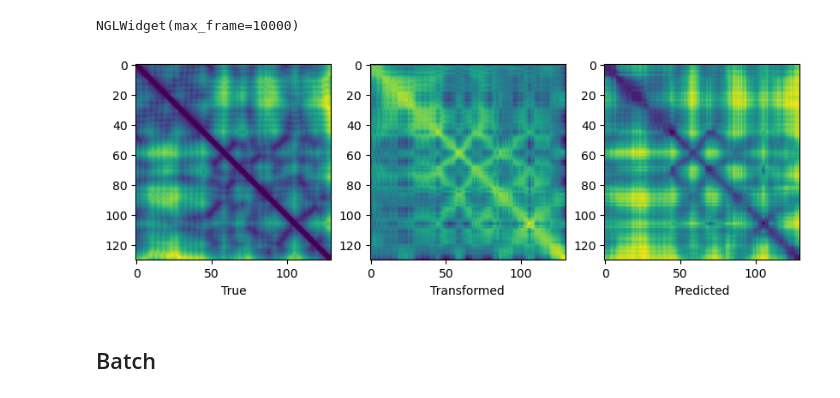
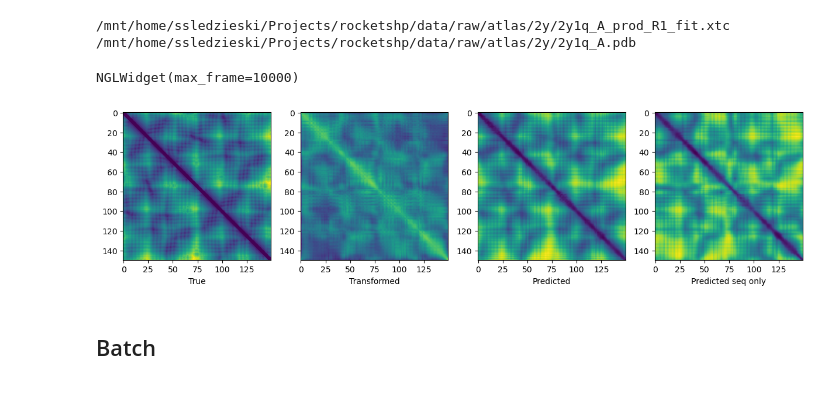
Before and after one commit to flatironinstitute/RocketSHP, a Jupyter notebook: notebooks/2.0_evaluate_model_atlas.ipynb, the cells around one changed output. Drawn from its saved outputs; the diff is of its cells as text; code cells hidden in the pictures.

```diff
--- a/notebooks/2.0_evaluate_model_atlas.ipynb
+++ b/notebooks/2.0_evaluate_model_atlas.ipynb
@@ -22,7 +22,11 @@ config_file = "../configs/config.yml"
 # checkpoint_file = "/mnt/home/ssledzieski/Projects/rocketshp/checkpoints/foldseek_0.2_split_CA_loss/model-epoch=07-train_loss=2.66.pt.ckpt"
 # checkpoint_file = "/mnt/home/ssledzieski/Projects/rocketshp/checkpoints/foldseek_0.2_split_sqformer/model-epoch=15-train_loss=13.01.pt.ckpt"
 # checkpoint_file = "/mnt/home/ssledzieski/Projects/rocketshp/checkpoints/new_unstack_before_loss/model-epoch=02-train_loss=0.83.pt.ckpt"
-checkpoint_file = "/mnt/home/ssledzieski/Projects/rocketshp/checkpoints/new_unstack_before_loss.2/model-epoch=01-train_loss=0.85.pt.ckpt"
+# checkpoint_file = "/mnt/home/ssledzieski/Projects/rocketshp/checkpoints/new_unstack_before_loss.2/model-epoch=17-train_loss=0.28.pt.ckpt"
+# checkpoint_file = "/mnt/home/ssledzieski/Projects/rocketshp/checkpoints/revert_loss/model-epoch=17-train_loss=0.29.pt.ckpt"
+# checkpoint_file = "/mnt/home/ssledzieski/Projects/rocketshp/checkpoints/retesting_old/model-epoch=02-train_loss=0.69.pt.ckpt"
+checkpoint_file = "/mnt/home/ssledzieski/Projects/rocketshp/checkpoints/temperature_atlas/model-epoch=10-train_loss=0.36.pt.ckpt"
+# checkpoint_file = "/mnt/home/ssledzieski/Projects/rocketshp/checkpoints/dyncorr_test2/model-epoch=04-train_loss=0.31.pt.ckpt"
 
 PARAMS = config.DEFAULT_PARAMETERS
 PARAMS.update(OmegaConf.load(config_file))
@@ -41,11 +45,13 @@ logger.info(f"{len(adl.dataset)}, {len(adl.train_data)}, {len(adl.val_data)}, {l
 # %%
-model = FlexibilityModel.load_from_checkpoint(checkpoint_file, strict=False)
+model = FlexibilityModelWithTemperature.load_from_checkpoint(checkpoint_file, strict=True)
+# model = FlexibilityModel.load_from_checkpoint(checkpoint_file, strict=False)
+# model = DynCorrModelWithTemperature.load_from_checkpoint(checkpoint_file, strict=True)
 # %%
 DATA_SUBSET = adl.test_data
 # DATA_SUBSET = adl.val_data
 # DATA_SUBSET = adl.train_data
-# SAMPLE_I = 192
-SAMPLE_I = 0
+SAMPLE_I = 192
+# SAMPLE_I = 121
 
 def normalize(x):
     return (x - x.mean()) / x.std()
@@ -53,8 +59,9 @@ def normalize(x):
 feats, labels = DATA_SUBSET[SAMPLE_I]
 key = adl.dataset.samples[DATA_SUBSET.indices[SAMPLE_I]]
 with torch.no_grad():
-        both_result = model((feats["seq_feats"].unsqueeze(0), feats["struct_feats"].unsqueeze(0)))
-        seqonly_result = model((feats["seq_feats"].unsqueeze(0), torch.zeros_like(feats["struct_feats"]).unsqueeze(0)))
+        both_result = model({k: v.unsqueeze(0) for k, v in feats.items()})
+        feats["struct_feats"] = torch.zeros_like(feats["struct_feats"])
+        seqonly_result = model({k: v.unsqueeze(0) for k, v in feats.items()})
 
         yhat_both = both_result["rmsf"]
         sqfm_both = both_result["ca_dist"]
@@ -90,27 +97,29 @@ plt.show()
 # %%
 pdb_code, rep = key.split("/")
+print(config.RAW_DATA_DIR  / f"atlas/{pdb_code[:2]}/{pdb_code}_prod_{rep}_fit.xtc",config.RAW_DATA_DIR  / f"atlas/{pdb_code[:2]}/{pdb_code}.pdb")
 traj = md.load_xtc(config.RAW_DATA_DIR  / f"atlas/{pdb_code[:2]}/{pdb_code}_prod_{rep}_fit.xtc", top=config.RAW_DATA_DIR  / f"atlas/{pdb_code[:2]}/{pdb_code}.pdb")
 view = display_trajectory(traj, bfactor=bf_both, coloring="bfactor", normalize=True, RMAX=0.3)
 view
 # %% [output]
-NGLWidget(max_frame=10000)
+/mnt/home/ssledzieski/Projects/rocketshp/data/raw/atlas/2y/2y1q_A_prod_R1_fit.xtc /mnt/home/ssledzieski/Projects/rocketshp/data/raw/atlas/2y/2y1q_A.pdb
+NGLWidget(max_frame=10000)
 # %%
-fig, ax = plt.subplots(1, 3, figsize=(10, 10))
+fig, ax = plt.subplots(1, 4, figsize=(15, 10))
+true_sqform = labels["ca_dist"].squeeze()
+transform_sqform = model._cross_transform((feats["seq_feats"].unsqueeze(0), feats["struct_feats"].unsqueeze(0))).squeeze().detach().cpu().numpy()
 
-true_sqform = md.geometry.squareform(
-                *md.compute_contacts(traj[0], scheme="ca", ignore_nonprotein=True)
-            )
-transform_sqform = model._cross_transform((feats["seq_feats"].unsqueeze(0), feats["struct_feats"].unsqueeze(0))).squeeze().detach().cpu().numpy()
 
 ax[0].imshow(true_sqform.squeeze())
 ax[0].set_xlabel("True")
 ax[1].imshow(transform_sqform)
 ax[1].set_xlabel("Transformed")
 ax[2].imshow(sqfm_both.squeeze())
 ax[2].set_xlabel("Predicted")
+ax[3].imshow(sqfm_seqonly.squeeze())
+ax[3].set_xlabel("Predicted seq only")
 plt.show()
 # %% [output]
-[figure, old version]
+[figure, new version]
 # %% [markdown]
 ## Batch
 # %%
```
Also changed, not shown: parts of 8 cells of this notebook, 20 other files.
